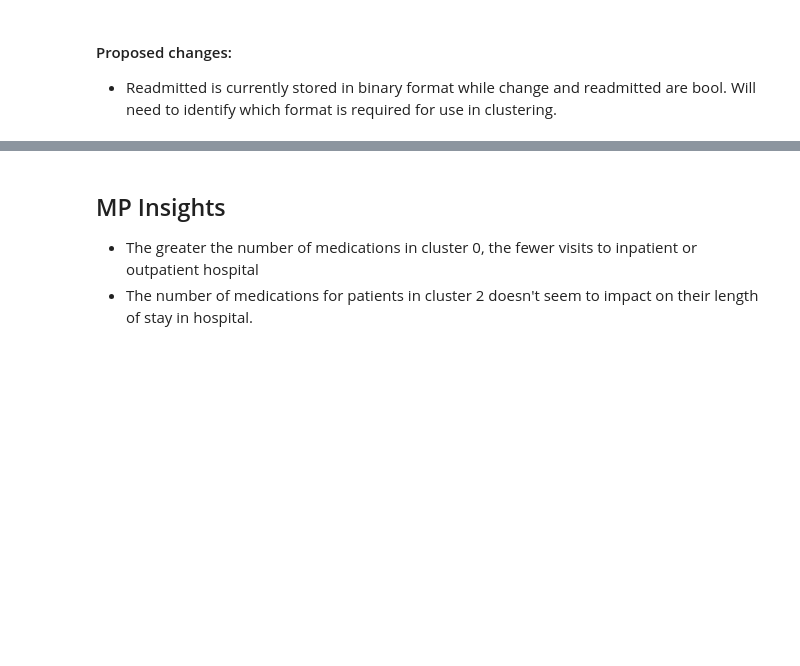
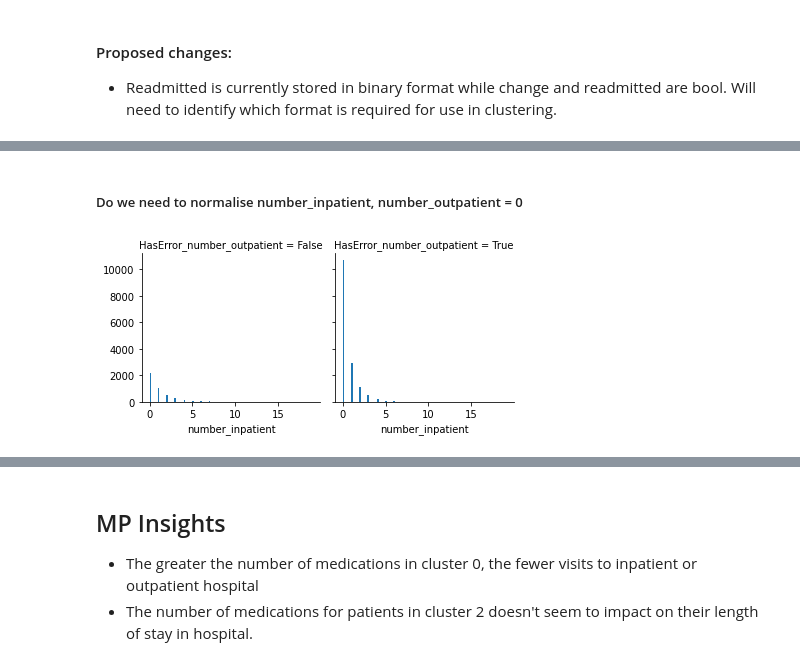
Before and after one commit to NhiNguyen2304/IFN509, a Jupyter notebook: Assignment2/Assignment2_ProjectB.ipynb, the cells around one changed output, grey strips where cells are left out. Cells and saved outputs as stored; diff of their text form; code cells hidden in the pictures; blank space fills up the shorter version.

```diff
--- a/Assignment2/Assignment2_ProjectB.ipynb
+++ b/Assignment2/Assignment2_ProjectB.ipynb
@@ -21,0 +149,12 @@ print(df.describe())
+# %% [markdown]
+##### Do we need to normalise number_inpatient, number_outpatient = 0
+# %%
+
+# create a mask of errorneous MeanHHSz values
+df['HasError_number_outpatient'] = df['number_outpatient'] < 1
+
+g = sns.FacetGrid(df, col='HasError_number_outpatient')
+g = g.map(plt.hist, 'number_inpatient', bins=100)
+plt.show()
+# %% [output]
+[figure, added]
```
Also changed, not shown: parts of 45 cells of this notebook.
